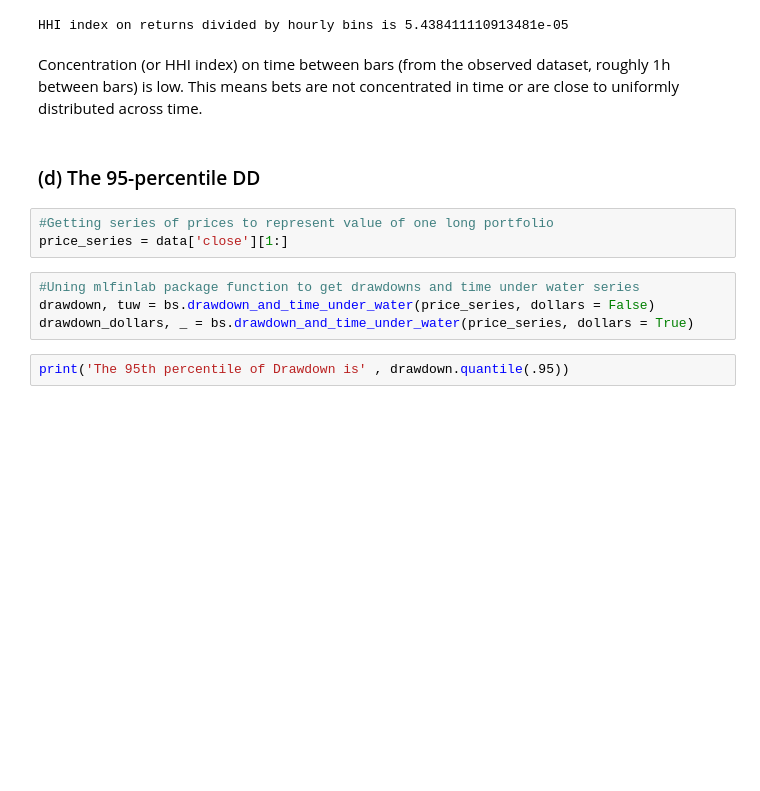
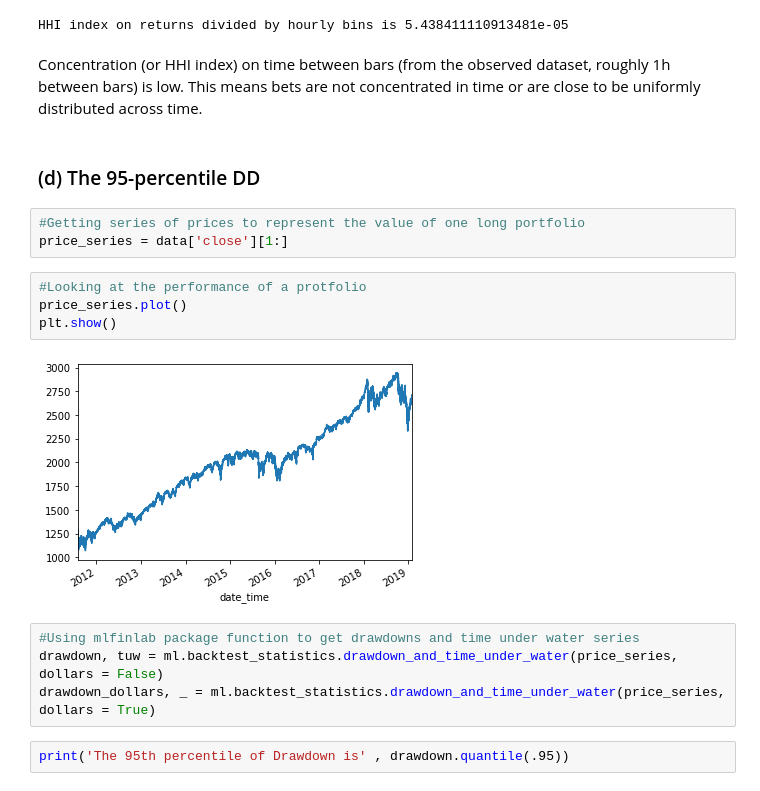
Before and after one commit to AI-Stuff/hudson-and-thames-research, a Jupyter notebook: Chapter14_BacktestStatistics/Chapter14_BacktestStatistics.ipynb, the cells around one changed output. Saved outputs shown, nothing was run; the diff lists cells and outputs as text; blank space fills up the shorter version.

```diff
--- a/Chapter14_BacktestStatistics/Chapter14_BacktestStatistics.ipynb
+++ b/Chapter14_BacktestStatistics/Chapter14_BacktestStatistics.ipynb
@@ -117,16 +101,22 @@ print('HHI index on returns divided by hourly bins is' , hourly_concentr)
 # %% [output]
 HHI index on returns divided by hourly bins is 5.438411110913481e-05
 # %% [markdown]
-Concentration (or HHI index) on time between bars (from the observed dataset, roughly 1h between bars) is low. This means bets are not concentrated in time or are close to uniformly distributed across time.
+Concentration (or HHI index) on time between bars (from the observed dataset, roughly 1h between bars) is low. This means bets are not concentrated in time or are close to be uniformly distributed across time.
 # %% [markdown]
 ### (d) The 95-percentile DD
 # %%
-#Getting series of prices to represent value of one long portfolio
+#Getting series of prices to represent the value of one long portfolio
 price_series = data['close'][1:]
+# %%
+#Looking at the performance of a protfolio
+price_series.plot()
+plt.show()
+# %% [output]
+[figure, added]
 # %%
-#Uning mlfinlab package function to get drawdowns and time under water series
-drawdown, tuw = bs.drawdown_and_time_under_water(price_series, dollars = False)
-drawdown_dollars, _ = bs.drawdown_and_time_under_water(price_series, dollars = True)
+#Using mlfinlab package function to get drawdowns and time under water series
+drawdown, tuw = ml.backtest_statistics.drawdown_and_time_under_water(price_series, dollars = False)
+drawdown_dollars, _ = ml.backtest_statistics.drawdown_and_time_under_water(price_series, dollars = True)
 # %%
 print('The 95th percentile of Drawdown is' , drawdown.quantile(.95))
 # %% [output]
```
Also changed, not shown: parts of 75 cells of this notebook.
